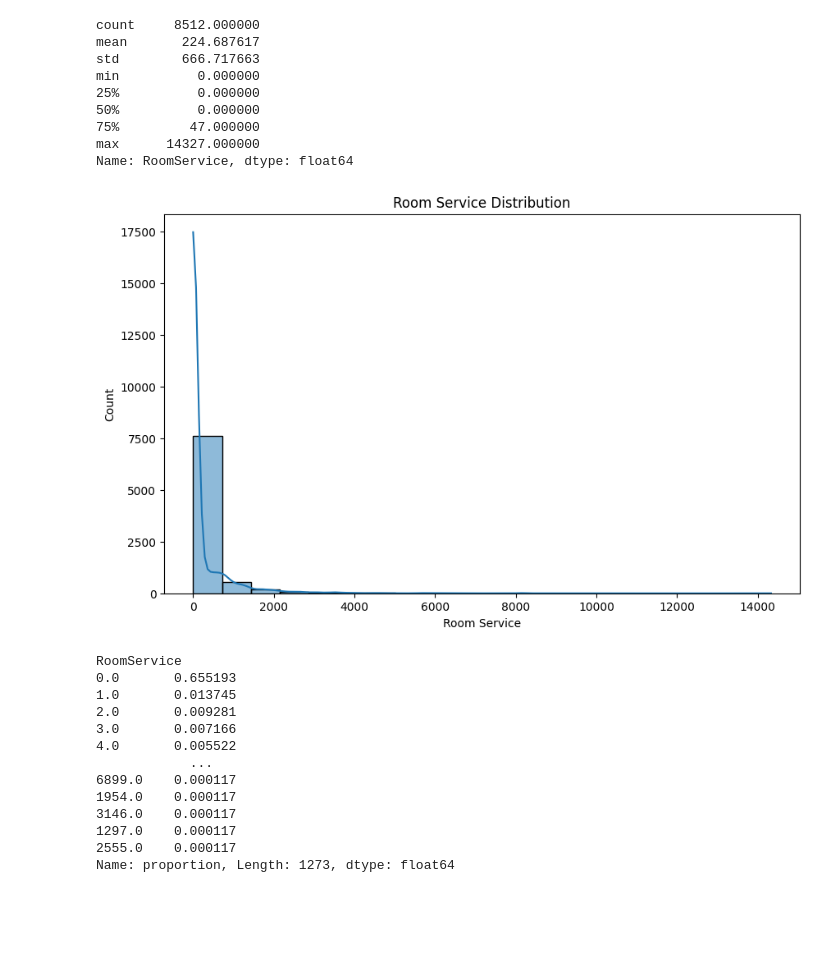
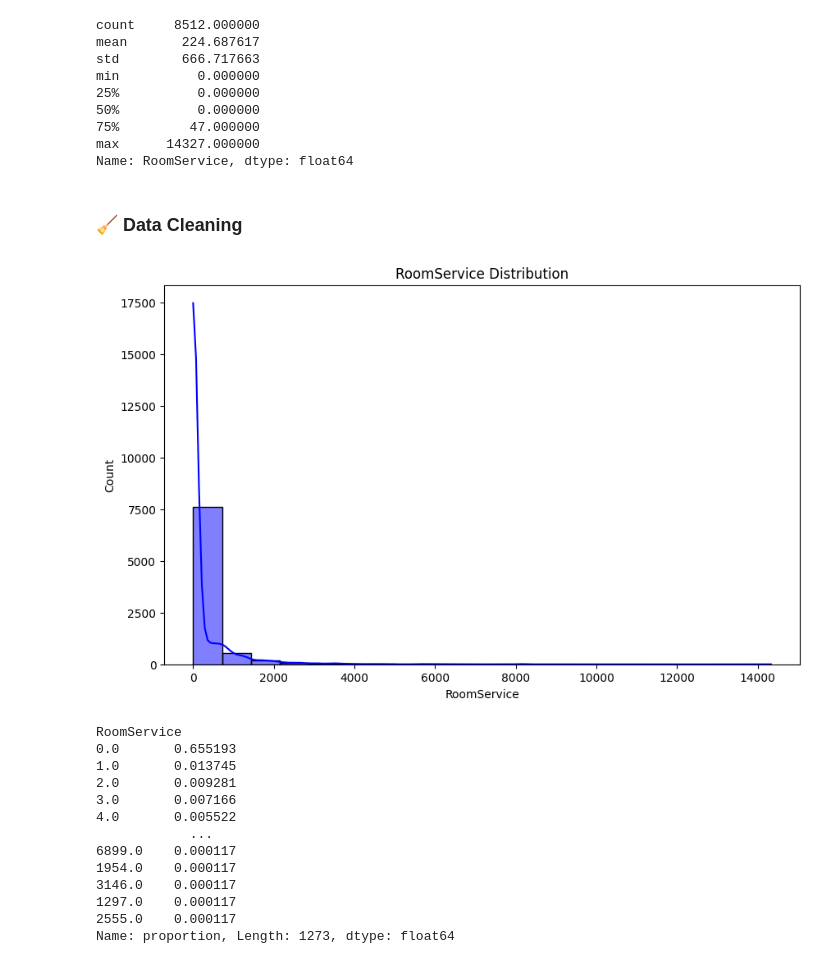
Before and after one commit to dextermadh/Sapceship-Titanic--Survival-Prediction, a Jupyter notebook: model_creation.ipynb, the cells around one changed output. Drawn from its saved outputs; the diff is of its cells as text; code cells hidden in the pictures; blank space fills up the shorter version.

```diff
--- a/model_creation.ipynb
+++ b/model_creation.ipynb
@@ -166,15 +166,22 @@ min          0.000000
 75%         47.000000
 max      14327.000000
 Name: RoomService, dtype: float64
+# %% [markdown]
+### 🧹 Data Cleaning
+# %%
+# function to draw the histplot for each feature
+def feature_histplot(df, col, color):
+    plt.figure(figsize=(10,6))
+    sns.histplot(df[col], bins=20, kde=True, color=color)
+    plt.title(f'{col} Distribution')
+    plt.xlabel(col)
+    plt.ylabel('Count')
+    plt.show()
 # %%
-plt.figure(figsize=(10,6))
-sns.histplot(df.RoomService, bins=20, kde=True)
-plt.title('Room Service Distribution')
-plt.xlabel('Room Service')
-plt.ylabel('Count')
-plt.show()
+df2 = df
+feature_histplot(df2, 'RoomService', 'blue')
 # %% [output]
-[figure, old version]
+[figure, new version]
 # %%
 df.RoomService.value_counts(normalize=True)
 # %% [output]
```
Also changed, not shown: parts of 35 cells of this notebook.
